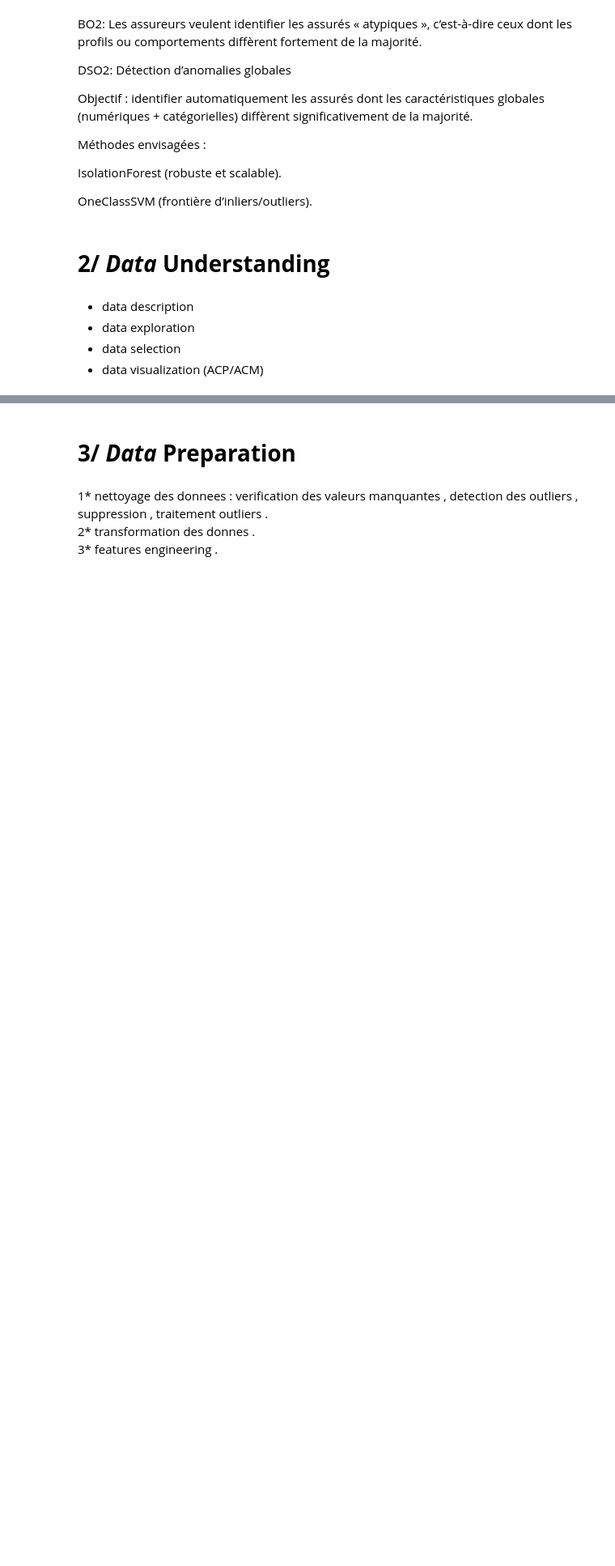
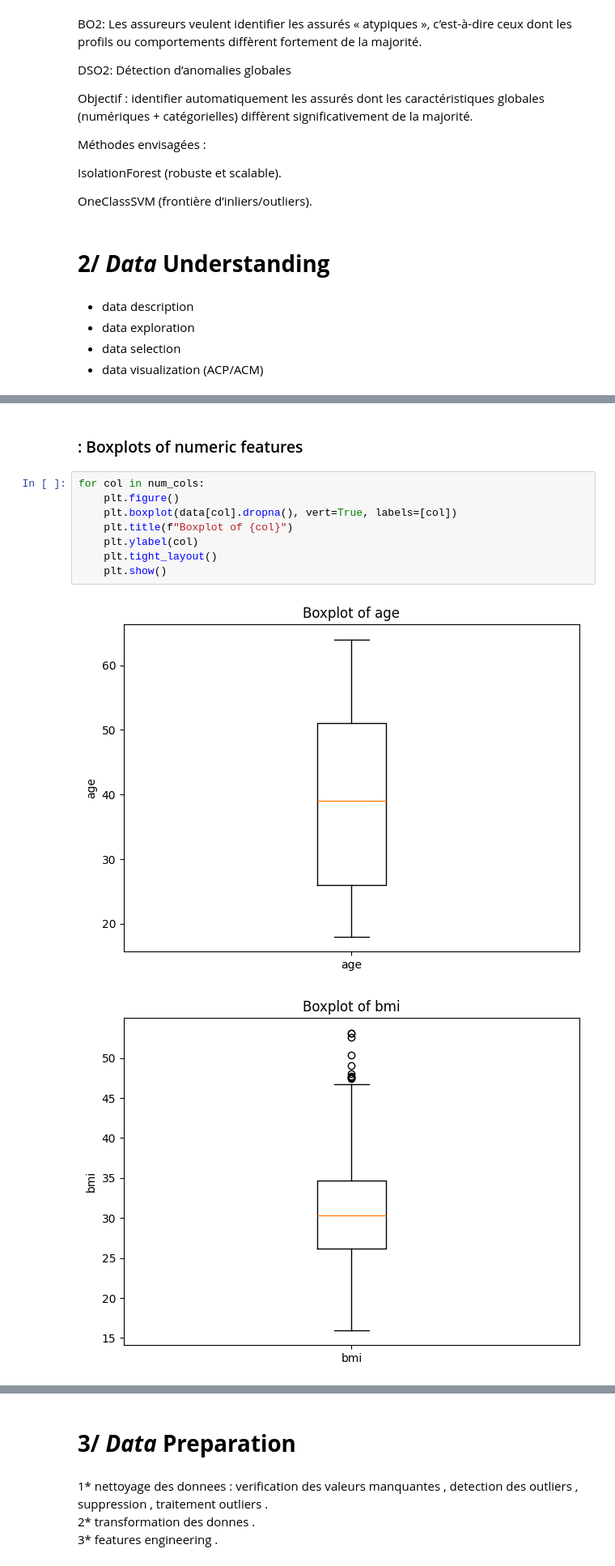
Before and after one commit to yosriawedi/ML-Project-Insurance, a Jupyter notebook: NeuroNova.ipynb, the cells around one changed output, grey strips where cells are left out. Shown at 81% size. Drawn from its saved outputs; the diff is of its cells as text; blank space fills up the shorter version.

```diff
--- a/NeuroNova.ipynb
+++ b/NeuroNova.ipynb
@@ -41,0 +326,13 @@ OneClassSVM (frontière d’inliers/outliers).
+# %% [markdown]
+### : Boxplots of numeric features
+# %%
+for col in num_cols:
+    plt.figure()
+    plt.boxplot(data[col].dropna(), vert=True, labels=[col])
+    plt.title(f"Boxplot of {col}")
+    plt.ylabel(col)
+    plt.tight_layout()
+    plt.show()
+# %% [output]
+[figure, added]
+[figure, added]
```
Also changed, not shown: parts of 85 cells of this notebook.
